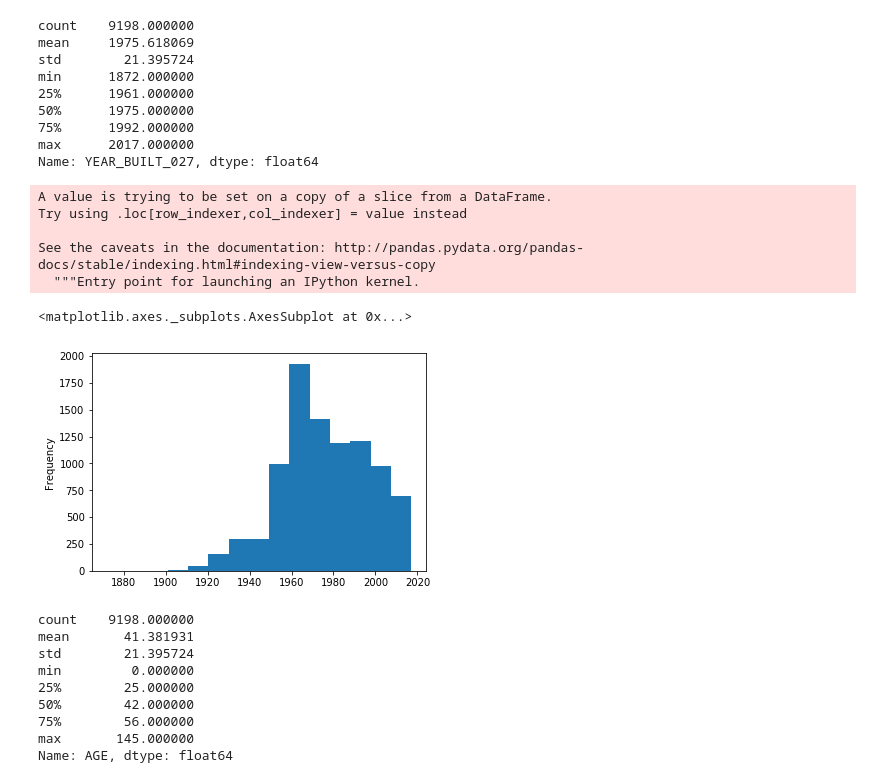
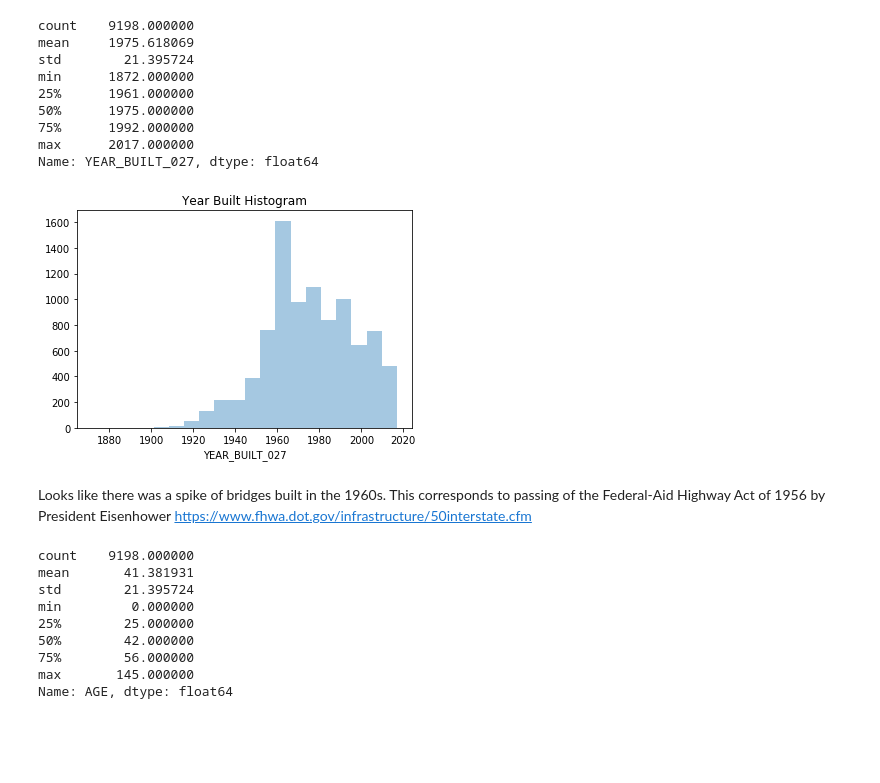
Before and after one commit to carlosbrown2/Springboard, a Jupyter notebook: Capstone Project 1.ipynb, the cells around one changed output. Drawn from its saved outputs; the diff is of its cells as text; code cells hidden in the pictures; blank space fills up the shorter version.

```diff
--- a/Capstone Project 1.ipynb
+++ b/Capstone Project 1.ipynb
@@ -74,17 +94,15 @@ min      1872.000000
 75%      1992.000000
 max      2017.000000
 Name: YEAR_BUILT_027, dtype: float64
-# %%
-data['AGE'] = current_year - data['YEAR_BUILT_027']
-data['YEAR_BUILT_027'].plot(kind='hist',bins=15)
-# %% [output]
-A value is trying to be set on a copy of a slice from a DataFrame.
-Try using .loc[row_indexer,col_indexer] = value instead
-
-See the caveats in the documentation: http://pandas.pydata.org/pandas-docs/stable/indexing.html#indexing-view-versus-copy
-  """Entry point for launching an IPython kernel.
-<matplotlib.axes._subplots.AxesSubplot at 0x...>
-[figure, removed]
+# %%
+sns.distplot(data['YEAR_BUILT_027'],kde=False,bins=20)
+plt.title('Year Built Histogram')
+plt.show()
+# %% [output]
+[figure, added]
+# %% [markdown]
+Looks like there was a spike of bridges built in the 1960s. This corresponds to passing of the Federal-Aid Highway Act of 1956 by President Eisenhower
+https://www.fhwa.dot.gov/infrastructure/50interstate.cfm
 # %%
 data.AGE.describe()
 # %% [output]
```
Also changed, not shown: parts of 13 cells of this notebook.
